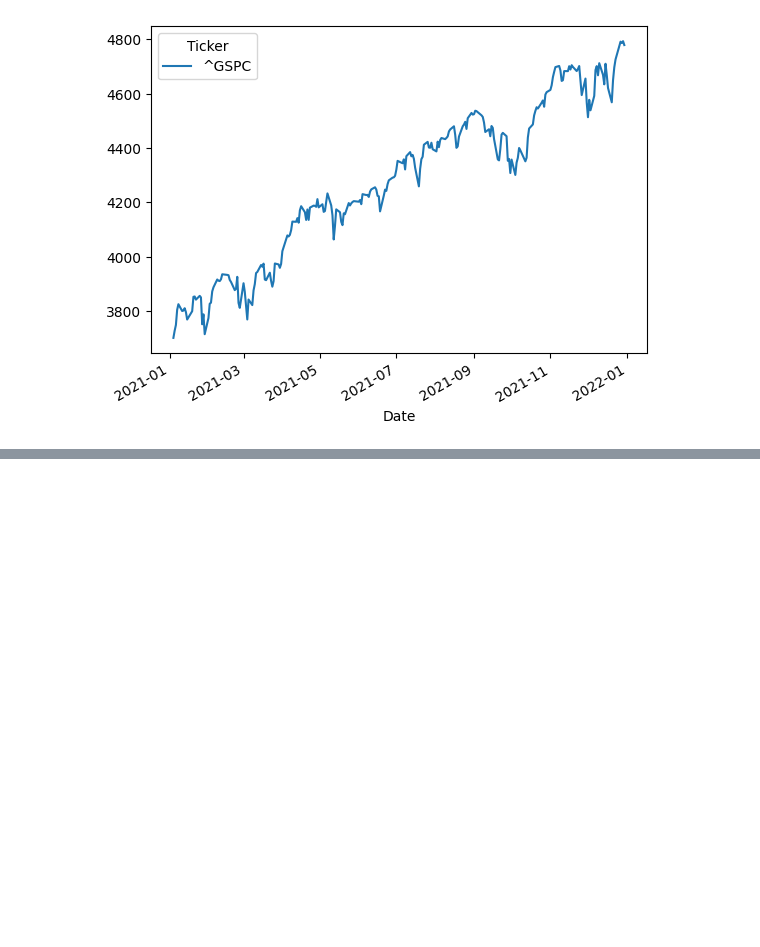
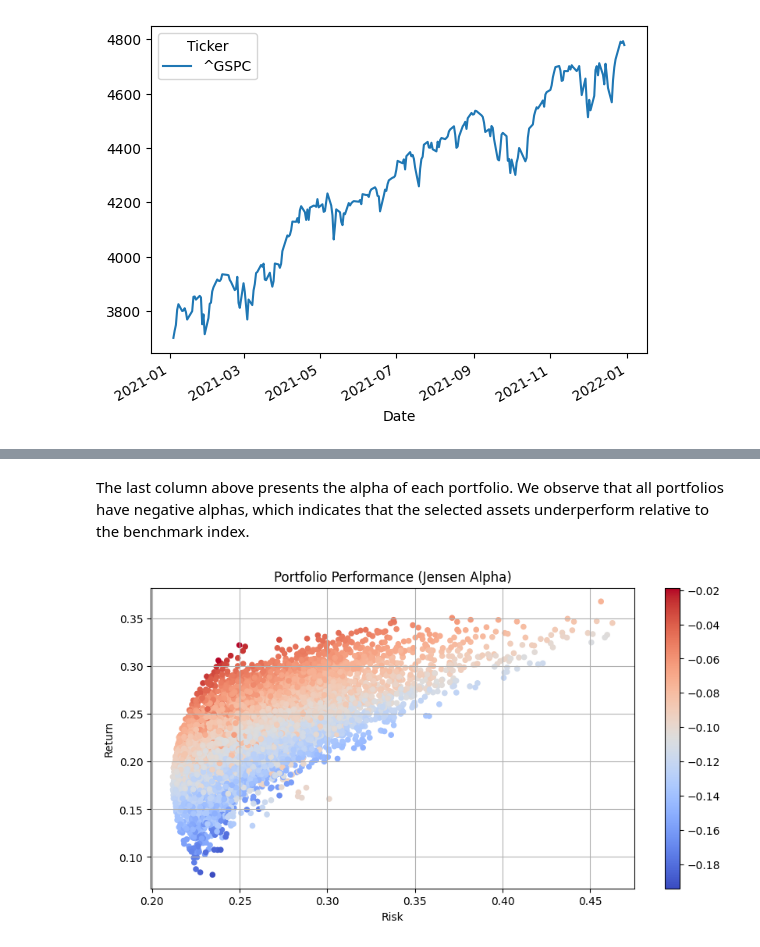
Before and after one commit to anejjarabdelkarim/Portfolio-Management-and-Optimization, a Jupyter notebook: Portfolio_optimization_management.ipynb, the cells around one changed output, grey strips where cells are left out. Cells and saved outputs as stored; diff of their text form; code cells hidden in the pictures; blank space fills up the shorter version.

```diff
--- a/Portfolio_optimization_management.ipynb
+++ b/Portfolio_optimization_management.ipynb
@@ -372,0 +475,8 @@ plt.show()
+# %%
+Rm = df1[['S&P500']].sum()
+def medaf(pf):
+    df1 = pf.loc[:]
+    df1['MEDAF Return'] = Rf+(Rm.iloc[0]-Rf)*pf['Portfolio Beta']
+    return df1
+
+b=medaf(portfolios)
@@ -372,0 +499,10 @@ plt.show()
+# %%
+def alpha(pf):
+    df1 = pf.loc[:]
+    df1['Portfolio Alpha'] = pf['Return'] - pf['MEDAF Return']
+    return df1
+
+C = alpha(b)
+#max(alpha(b)['Portfolio Alpha'])
+alpha= C['Portfolio Alpha']
+C
@@ -372,0 +523,18 @@ plt.show()
+# %% [markdown]
+The last column above presents the alpha of each portfolio. We observe that all portfolios have negative alphas, which indicates that the selected assets underperform relative to the benchmark index.
+# %%
+C.plot.scatter(
+    x='Risk',
+    y='Return',
+    c= C['Portfolio Alpha'],
+    cmap='coolwarm',
+    figsize=(10,5),
+    title='Portfolio Performance (Jensen Alpha)',
+    grid=True
+)
+
+plt.xlabel('Risk')
+plt.ylabel('Return')
+plt.show()
+# %% [output]
+[figure, added]
```
Also changed, not shown: parts of 21 cells of this notebook.
